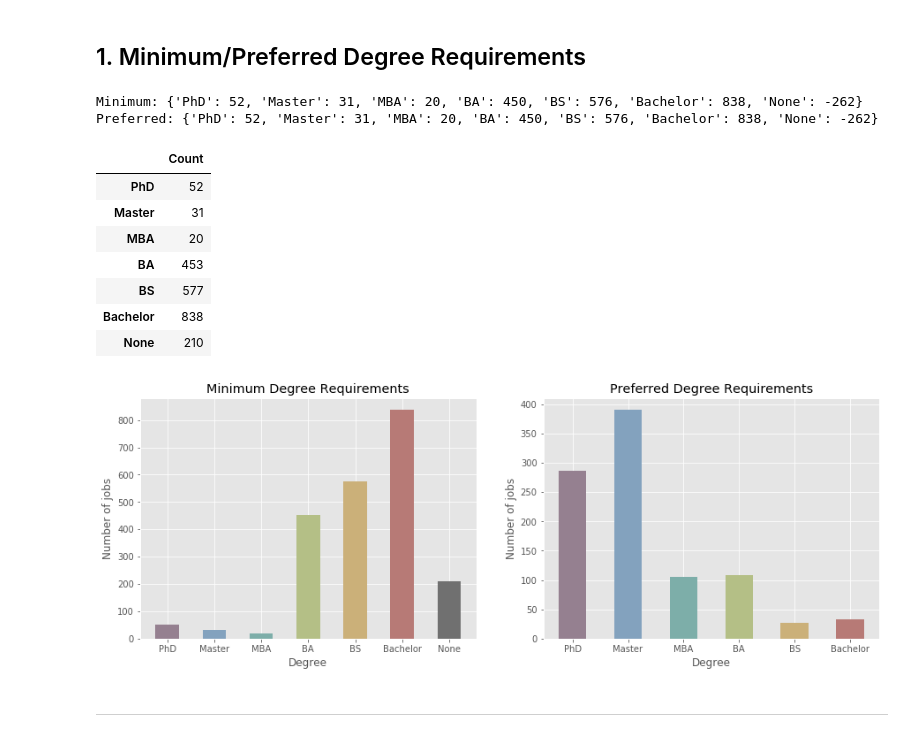
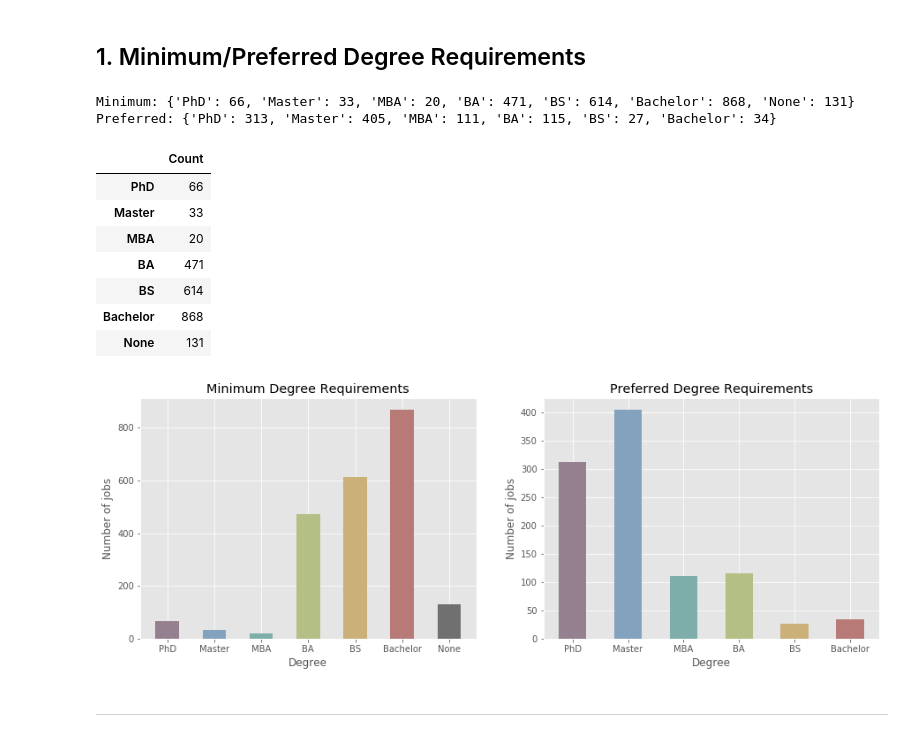
Before and after one commit to aesophor/DataScience, a Jupyter notebook: 05-Final-Project/Analyzing Google Career and Skills.ipynb, the cells around one changed output. Cells and saved outputs as stored; diff of their text form; code cells hidden in the pictures.

```diff
--- a/05-Final-Project/Analyzing Google Career and Skills.ipynb
+++ b/05-Final-Project/Analyzing Google Career and Skills.ipynb
@@ -33,35 +33,38 @@ df.head(10)
 # %% [markdown]
 ## 1. Minimum/Preferred Degree Requirements
 # %%
-def count_keywords_freq(df: pandas.DataFrame, col_name: str, keywords: list, case_sensitive=True):
+def count_keywords_freq(df: pandas.DataFrame, col_name: str, keywords: list, none=False):
     """ Given a list of keywords and count their frequency in
     the specified pandas dataframe.
     :param d: target pandas dataframe.
     :param col_name: target column name.
     :param keywords: a list of keywords.
-    :param case_sensitive: either True or False.
+    :param none: count the items that contain no specified keywords at all.
     :return: keyword frequency dict.
     """
-    freq_dict = {keyword: 0 for keyword in keywords}
+    freq = {keyword: 0 for keyword in keywords}
 
     for keyword in keywords:
-        freq_dict[keyword] = df['minimum_qual'].str.contains(keyword).sum()
+        freq[keyword] = df[col_name].str.contains(keyword, regex=False).sum()
 
-    freq_dict['None'] = len(df) - sum(freq_dict.values())
+    if none is True:
+        freq['None'] = 0
+        for col in df[col_name]:
+            freq['None'] += 0 if type(col) is str and any(w in col for w in keywords) else 1
 
-    return freq_dict
+    return freq
 # %%
 keywords = ['PhD', 'Master', 'MBA', 'BA', 'BS', 'Bachelor']
 
 # Count keyword frequency.
-min_degree_reqs = count_keywords_freq(df, 'minimum_qual', keywords)
-pref_degree_reqs = count_keywords_freq(df, 'preferred_qual', keywords)
+min_degree_reqs = count_keywords_freq(df, 'minimum_qual', keywords, none=True)
+pref_degree_reqs = count_keywords_freq(df, 'preferred_qual', keywords, none=False)
 
 print("Minimum: " + str(min_degree_reqs))
 print("Preferred: " + str(pref_degree_reqs))
 # %% [output]
-Minimum: {'PhD': 52, 'Master': 31, 'MBA': 20, 'BA': 450, 'BS': 576, 'Bachelor': 838, 'None': -262}
-Preferred: {'PhD': 52, 'Master': 31, 'MBA': 20, 'BA': 450, 'BS': 576, 'Bachelor': 838, 'None': -262}
+Minimum: {'PhD': 66, 'Master': 33, 'MBA': 20, 'BA': 471, 'BS': 614, 'Bachelor': 868, 'None': 131}
+Preferred: {'PhD': 313, 'Master': 405, 'MBA': 111, 'BA': 115, 'BS': 27, 'Bachelor': 34}
 # %%
 min_degree_df = pandas.DataFrame.from_dict(min_degree_reqs, orient='index', columns=['Count'])
 pref_degree_df = pandas.DataFrame.from_dict(pref_degree_reqs, orient='index', columns=['Count'])
@@ -69,41 +72,41 @@ pref_degree_df = pandas.DataFrame.from_dict(pref_degree_reqs, orient='index', co
 min_degree_df
 # %% [output]
 |  | Count |
-| PhD | 52 |
-| Master | 31 |
+| PhD | 66 |
+| Master | 33 |
 | MBA | 20 |
-| BA | 453 |
-| BS | 577 |
-| Bachelor | 838 |
-| None | 210 |
+| BA | 471 |
+| BS | 614 |
+| Bachelor | 868 |
+| None | 131 |
 # %%
 colors = ['#958090', '#83A2BE', '#7DAEA9', '#B4BF86', '#CBB079', '#B77A76', '#707070', '#AAAAAA']
 
 min_labels = list(min_degree_reqs.keys())
 min_values = list(min_degree_reqs.values())
 
 pref_labels = list(pref_degree_reqs.keys())
 pref_values = list(pref_degree_reqs.values())
 
 
 plt.figure(figsize=(15, 5))
 
 # In this plot, there will be 1 row, 2 columns.
 plt.subplot(1, 2, 1) # Drawing the 1st subplot.
 plt.bar(min_labels, min_values, color=colors, width=0.5)
 plt.xlabel('Degree')
 plt.ylabel('Number of jobs')
 plt.title('Minimum Degree Requirements')
 
 plt.subplot(1, 2, 2) # Drawing the 2nd subplot.
-plt.bar(pref_labels[:-1], pref_values[:-1], color=colors, width=0.5)
+plt.bar(pref_labels, pref_values, color=colors, width=0.5)
 plt.xlabel('Degree')
 plt.ylabel('Number of jobs')
 plt.title('Preferred Degree Requirements')
 
 plt.show()
 # %% [output]
-[figure, old version]
+[figure, new version]
 # %% [markdown]
 ---
 # %% [markdown]
```
Also changed, not shown: parts of 21 cells of this notebook, 5 other files.
